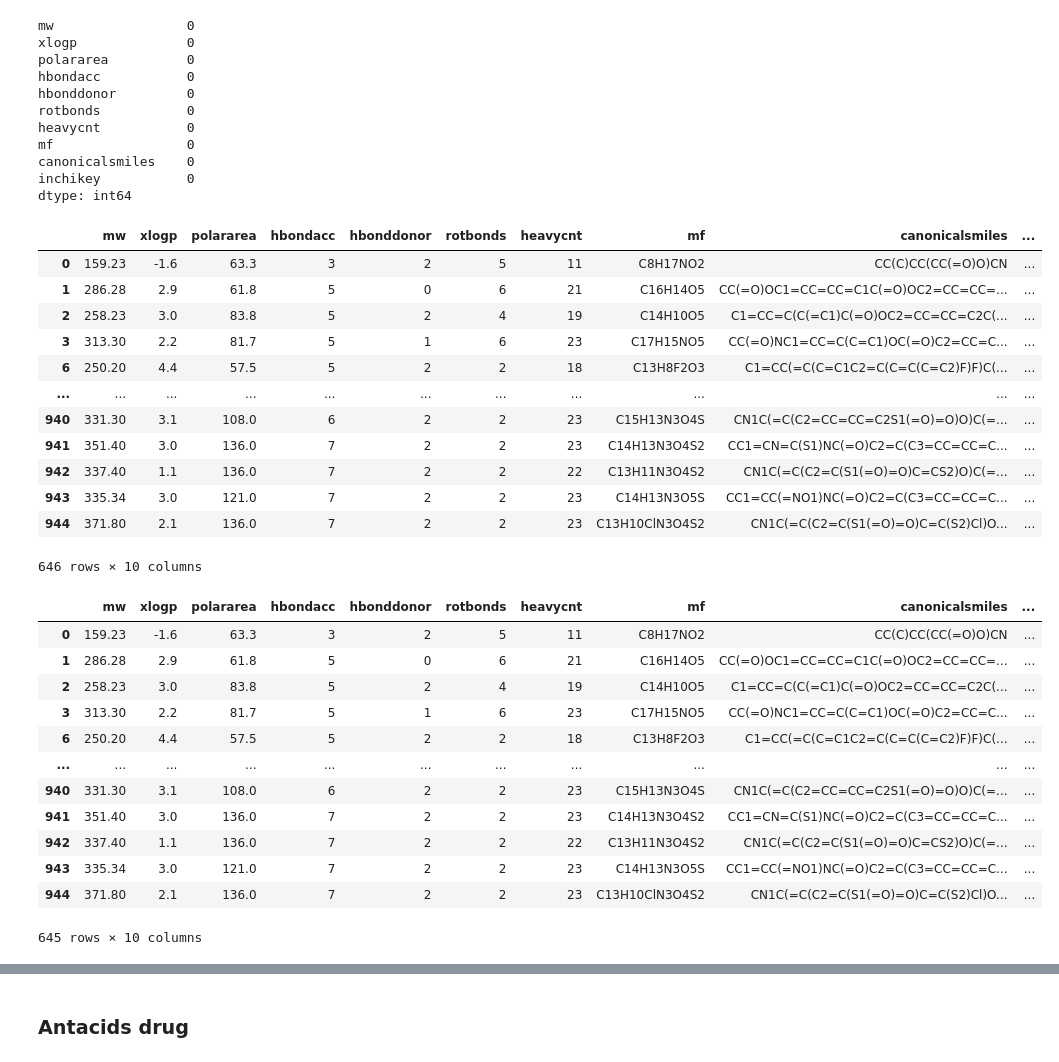
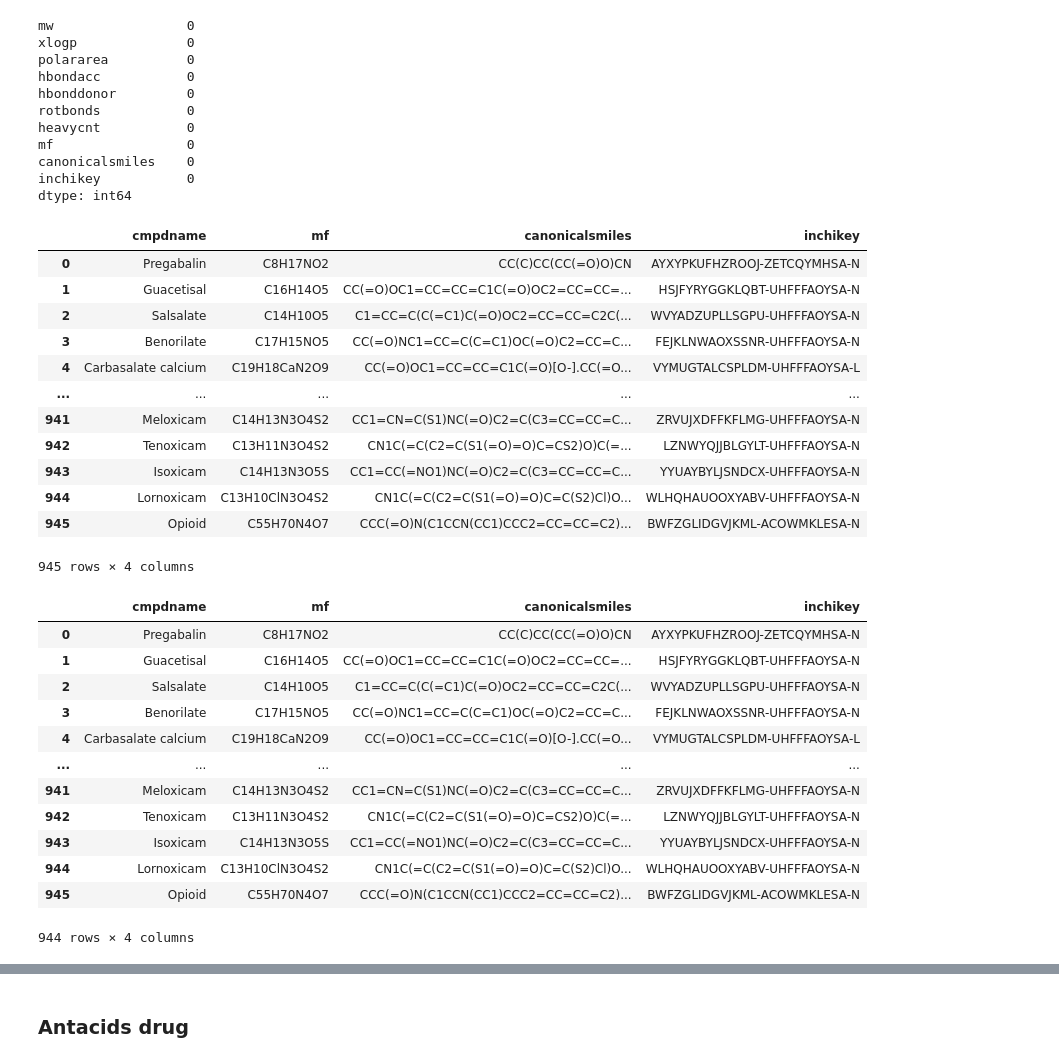
Before and after one commit to Chon26/Antibacterial-model, a Jupyter notebook: dataset.ipynb, the cells around one changed output, grey strips where cells are left out. Saved outputs shown, nothing was run; the diff lists cells and outputs as text; code cells hidden in the pictures.

```diff
--- a/dataset.ipynb
+++ b/dataset.ipynb
@@ -259,6 +337,9 @@ Analgesics_data
 | 944 | 54690031 | Lornoxicam | Lornoxicam|70374-39-9|Chlortenoxi... | 371.80 | C13H10ClN3O4S2 | 136.0 | 634.0 | 2.1 | 23 | ... |
 | 945 | 126961754 | Opioid | Opioids|Opioid|Opioid Analgesics|... | 899.20 | C55H70N4O7 | 112.0 | 1220.0 | NaN | 66 | ... |
 946 rows × 40 columns
+# %%
+Analgesics_data_columns = ['cmpdname', 'mf', 'canonicalsmiles', 'inchikey']
+Analgesics_data = Analgesics_data[Analgesics_data_columns]
 # %%
 Analgesics_data.isna().sum()
 # %% [output]
@@ -338,51 +407,51 @@ dtype: int64
 # %%
 # ระบุค่าที่ต้องการลบในคอลัมน์ที่กำหนด
 value_to_delete = 'DVAIYSZTXVOUQZ-UHFFFAOYSA-N'
 column_to_check = 'inchikey'
 
 # ลบแถวที่มีค่าตามที่ระบุ
-new_Analgesics_df = new_Analgesics_df[new_Analgesics_df[column_to_check] != value_to_delete]
+Analgesics_data = Analgesics_data[Analgesics_data[column_to_check] != value_to_delete]
 
 # แสดง DataFrame หลังจากลบแถว
-new_Analgesics_df
+Analgesics_data
 # %% [output]
-|  | mw | xlogp | polararea | hbondacc | hbonddonor | rotbonds | heavycnt | mf | canonicalsmiles | ... |
-| 0 | 159.23 | -1.6 | 63.3 | 3 | 2 | 5 | 11 | C8H17NO2 | CC(C)CC(CC(=O)O)CN | ... |
-| 1 | 286.28 | 2.9 | 61.8 | 5 | 0 | 6 | 21 | C16H14O5 | CC(=O)OC1=CC=CC=C1C(=O)OC2=CC=CC=... | ... |
-| 2 | 258.23 | 3.0 | 83.8 | 5 | 2 | 4 | 19 | C14H10O5 | C1=CC=C(C(=C1)C(=O)OC2=CC=CC=C2C(... | ... |
-| 3 | 313.30 | 2.2 | 81.7 | 5 | 1 | 6 | 23 | C17H15NO5 | CC(=O)NC1=CC=C(C=C1)OC(=O)C2=CC=C... | ... |
-| 6 | 250.20 | 4.4 | 57.5 | 5 | 2 | 2 | 18 | C13H8F2O3 | C1=CC(=C(C=C1C2=C(C=C(C=C2)F)F)C(... | ... |
-| ... | ... | ... | ... | ... | ... | ... | ... | ... | ... | ... |
-| 940 | 331.30 | 3.1 | 108.0 | 6 | 2 | 2 | 23 | C15H13N3O4S | CN1C(=C(C2=CC=CC=C2S1(=O)=O)O)C(=... | ... |
-| 941 | 351.40 | 3.0 | 136.0 | 7 | 2 | 2 | 23 | C14H13N3O4S2 | CC1=CN=C(S1)NC(=O)C2=C(C3=CC=CC=C... | ... |
-| 942 | 337.40 | 1.1 | 136.0 | 7 | 2 | 2 | 22 | C13H11N3O4S2 | CN1C(=C(C2=C(S1(=O)=O)C=CS2)O)C(=... | ... |
-| 943 | 335.34 | 3.0 | 121.0 | 7 | 2 | 2 | 23 | C14H13N3O5S | CC1=CC(=NO1)NC(=O)C2=C(C3=CC=CC=C... | ... |
-| 944 | 371.80 | 2.1 | 136.0 | 7 | 2 | 2 | 23 | C13H10ClN3O4S2 | CN1C(=C(C2=C(S1(=O)=O)C=C(S2)Cl)O... | ... |
+|  | cmpdname | mf | canonicalsmiles | inchikey |
+| 0 | Pregabalin | C8H17NO2 | CC(C)CC(CC(=O)O)CN | AYXYPKUFHZROOJ-ZETCQYMHSA-N |
+| 1 | Guacetisal | C16H14O5 | CC(=O)OC1=CC=CC=C1C(=O)OC2=CC=CC=... | HSJFYRYGGKLQBT-UHFFFAOYSA-N |
+| 2 | Salsalate | C14H10O5 | C1=CC=C(C(=C1)C(=O)OC2=CC=CC=C2C(... | WVYADZUPLLSGPU-UHFFFAOYSA-N |
+| 3 | Benorilate | C17H15NO5 | CC(=O)NC1=CC=C(C=C1)OC(=O)C2=CC=C... | FEJKLNWAOXSSNR-UHFFFAOYSA-N |
+| 4 | Carbasalate calcium | C19H18CaN2O9 | CC(=O)OC1=CC=CC=C1C(=O)[O-].CC(=O... | VYMUGTALCSPLDM-UHFFFAOYSA-L |
+| ... | ... | ... | ... | ... |
+| 941 | Meloxicam | C14H13N3O4S2 | CC1=CN=C(S1)NC(=O)C2=C(C3=CC=CC=C... | ZRVUJXDFFKFLMG-UHFFFAOYSA-N |
+| 942 | Tenoxicam | C13H11N3O4S2 | CN1C(=C(C2=C(S1(=O)=O)C=CS2)O)C(=... | LZNWYQJJBLGYLT-UHFFFAOYSA-N |
+| 943 | Isoxicam | C14H13N3O5S | CC1=CC(=NO1)NC(=O)C2=C(C3=CC=CC=C... | YYUAYBYLJSNDCX-UHFFFAOYSA-N |
+| 944 | Lornoxicam | C13H10ClN3O4S2 | CN1C(=C(C2=C(S1(=O)=O)C=C(S2)Cl)O... | WLHQHAUOOXYABV-UHFFFAOYSA-N |
+| 945 | Opioid | C55H70N4O7 | CCC(=O)N(C1CCN(CC1)CCC2=CC=CC=C2)... | BWFZGLIDGVJKML-ACOWMKLESA-N |
-646 rows × 10 columns
+945 rows × 4 columns
 # %%
 # ระบุค่าที่ต้องการลบในคอลัมน์ที่กำหนด
 value_to_delete = 'HRXHWXLZLHVUKT-LQLHWDHISA-N'
 column_to_check = 'inchikey'
 
 # ลบแถวที่มีค่าตามที่ระบุ
-new_Analgesics_df = new_Analgesics_df[new_Analgesics_df[column_to_check] != value_to_delete]
+Analgesics_data = Analgesics_data[Analgesics_data[column_to_check] != value_to_delete]
 
 # แสดง DataFrame หลังจากลบแถว
-new_Analgesics_df
+Analgesics_data
 # %% [output]
-|  | mw | xlogp | polararea | hbondacc | hbonddonor | rotbonds | heavycnt | mf | canonicalsmiles | ... |
-| 0 | 159.23 | -1.6 | 63.3 | 3 | 2 | 5 | 11 | C8H17NO2 | CC(C)CC(CC(=O)O)CN | ... |
-| 1 | 286.28 | 2.9 | 61.8 | 5 | 0 | 6 | 21 | C16H14O5 | CC(=O)OC1=CC=CC=C1C(=O)OC2=CC=CC=... | ... |
-| 2 | 258.23 | 3.0 | 83.8 | 5 | 2 | 4 | 19 | C14H10O5 | C1=CC=C(C(=C1)C(=O)OC2=CC=CC=C2C(... | ... |
-| 3 | 313.30 | 2.2 | 81.7 | 5 | 1 | 6 | 23 | C17H15NO5 | CC(=O)NC1=CC=C(C=C1)OC(=O)C2=CC=C... | ... |
-| 6 | 250.20 | 4.4 | 57.5 | 5 | 2 | 2 | 18 | C13H8F2O3 | C1=CC(=C(C=C1C2=C(C=C(C=C2)F)F)C(... | ... |
-| ... | ... | ... | ... | ... | ... | ... | ... | ... | ... | ... |
-| 940 | 331.30 | 3.1 | 108.0 | 6 | 2 | 2 | 23 | C15H13N3O4S | CN1C(=C(C2=CC=CC=C2S1(=O)=O)O)C(=... | ... |
-| 941 | 351.40 | 3.0 | 136.0 | 7 | 2 | 2 | 23 | C14H13N3O4S2 | CC1=CN=C(S1)NC(=O)C2=C(C3=CC=CC=C... | ... |
-| 942 | 337.40 | 1.1 | 136.0 | 7 | 2 | 2 | 22 | C13H11N3O4S2 | CN1C(=C(C2=C(S1(=O)=O)C=CS2)O)C(=... | ... |
-| 943 | 335.34 | 3.0 | 121.0 | 7 | 2 | 2 | 23 | C14H13N3O5S | CC1=CC(=NO1)NC(=O)C2=C(C3=CC=CC=C... | ... |
-| 944 | 371.80 | 2.1 | 136.0 | 7 | 2 | 2 | 23 | C13H10ClN3O4S2 | CN1C(=C(C2=C(S1(=O)=O)C=C(S2)Cl)O... | ... |
+|  | cmpdname | mf | canonicalsmiles | inchikey |
+| 0 | Pregabalin | C8H17NO2 | CC(C)CC(CC(=O)O)CN | AYXYPKUFHZROOJ-ZETCQYMHSA-N |
+| 1 | Guacetisal | C16H14O5 | CC(=O)OC1=CC=CC=C1C(=O)OC2=CC=CC=... | HSJFYRYGGKLQBT-UHFFFAOYSA-N |
+| 2 | Salsalate | C14H10O5 | C1=CC=C(C(=C1)C(=O)OC2=CC=CC=C2C(... | WVYADZUPLLSGPU-UHFFFAOYSA-N |
+| 3 | Benorilate | C17H15NO5 | CC(=O)NC1=CC=C(C=C1)OC(=O)C2=CC=C... | FEJKLNWAOXSSNR-UHFFFAOYSA-N |
+| 4 | Carbasalate calcium | C19H18CaN2O9 | CC(=O)OC1=CC=CC=C1C(=O)[O-].CC(=O... | VYMUGTALCSPLDM-UHFFFAOYSA-L |
+| ... | ... | ... | ... | ... |
+| 941 | Meloxicam | C14H13N3O4S2 | CC1=CN=C(S1)NC(=O)C2=C(C3=CC=CC=C... | ZRVUJXDFFKFLMG-UHFFFAOYSA-N |
+| 942 | Tenoxicam | C13H11N3O4S2 | CN1C(=C(C2=C(S1(=O)=O)C=CS2)O)C(=... | LZNWYQJJBLGYLT-UHFFFAOYSA-N |
+| 943 | Isoxicam | C14H13N3O5S | CC1=CC(=NO1)NC(=O)C2=C(C3=CC=CC=C... | YYUAYBYLJSNDCX-UHFFFAOYSA-N |
+| 944 | Lornoxicam | C13H10ClN3O4S2 | CN1C(=C(C2=C(S1(=O)=O)C=C(S2)Cl)O... | WLHQHAUOOXYABV-UHFFFAOYSA-N |
+| 945 | Opioid | C55H70N4O7 | CCC(=O)N(C1CCN(CC1)CCC2=CC=CC=C2)... | BWFZGLIDGVJKML-ACOWMKLESA-N |
-645 rows × 10 columns
+944 rows × 4 columns
 # %%
 # ระบุค่าที่ต้องการลบในคอลัมน์ที่กำหนด
 value_to_delete = 'IULNNDQQUGBICL-CTTADWLCSA-N'
```
Also changed, not shown: parts of 40 cells of this notebook, 11 other files.
